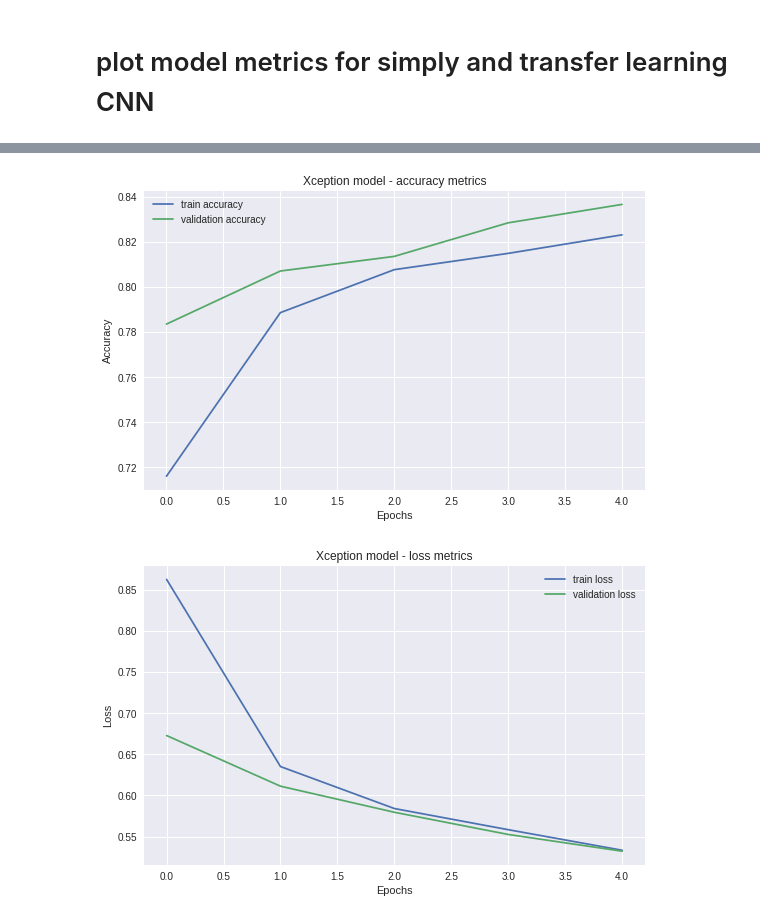
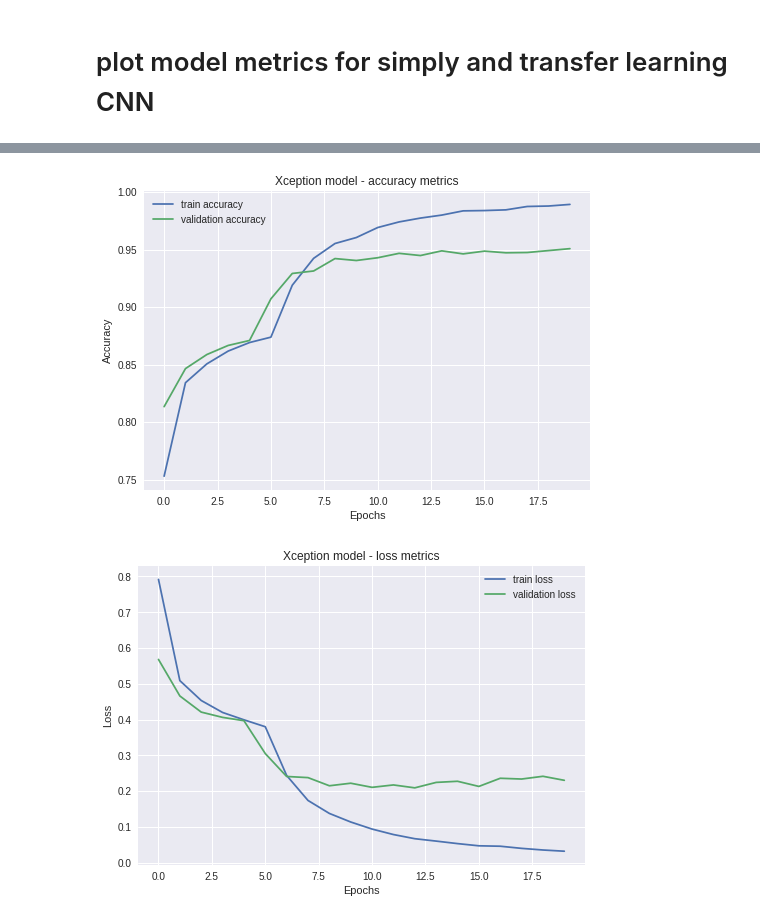
Before and after one commit to totalgood/electron-microscope-assistant, a Jupyter notebook: src/data_visualization.ipynb, the cells around one changed output, grey strips where cells are left out. Drawn from its saved outputs; the diff is of its cells as text; code cells hidden in the pictures.

```diff
--- a/src/data_visualization.ipynb
+++ b/src/data_visualization.ipynb
@@ -199,29 +272,29 @@ xc_metrics
 # %%
-xc_metrics=pd.read_csv('logs/xc_metrics')
+xc_metrics=pd.read_csv('logs/xc_metrics-20')
 # %%
 fig,ax = plt.subplots(sharey=True)
 
-ax.plot([0,1,2,3,4],xc_metrics[['train_accuracy','Validation_accuracy']])
+ax.plot(np.arange(20),xc_metrics[['train_accuracy','Validation_accuracy']])
 
 ax.set_title('Xception model - accuracy metrics')
 ax.set_ylabel('Accuracy')
 ax.set_xlabel('Epochs')
 ax.legend(labels=['train accuracy','validation accuracy'])
 
-plt.savefig('img/accuracy_xc_model.png',bbox_inches = "tight")
+plt.savefig('img/accuracy_xc_model-20.png',bbox_inches = "tight")
 # %% [output]
-[figure, old version]
+[figure, new version]
 # %%
 fig,ax = plt.subplots(sharey=True)
 
-ax.plot([0,1,2,3,4],xc_metrics[['train_loss','validation_loss']])
+ax.plot(np.arange(20),xc_metrics[['train_loss','validation_loss']])
 
 ax.set_title('Xception model - loss metrics')
 ax.set_ylabel('Loss')
 ax.set_xlabel('Epochs')
 ax.legend(labels=['train loss','validation loss'])
 
-plt.savefig('img/loss_xc_model.png',bbox_inches = "tight")
+plt.savefig('img/loss_xc_model-20.png',bbox_inches = "tight")
 # %% [output]
-[figure, old version]
+[figure, new version]
 # %%
```
Also changed, not shown: parts of 21 cells of this notebook, 14 other files.
